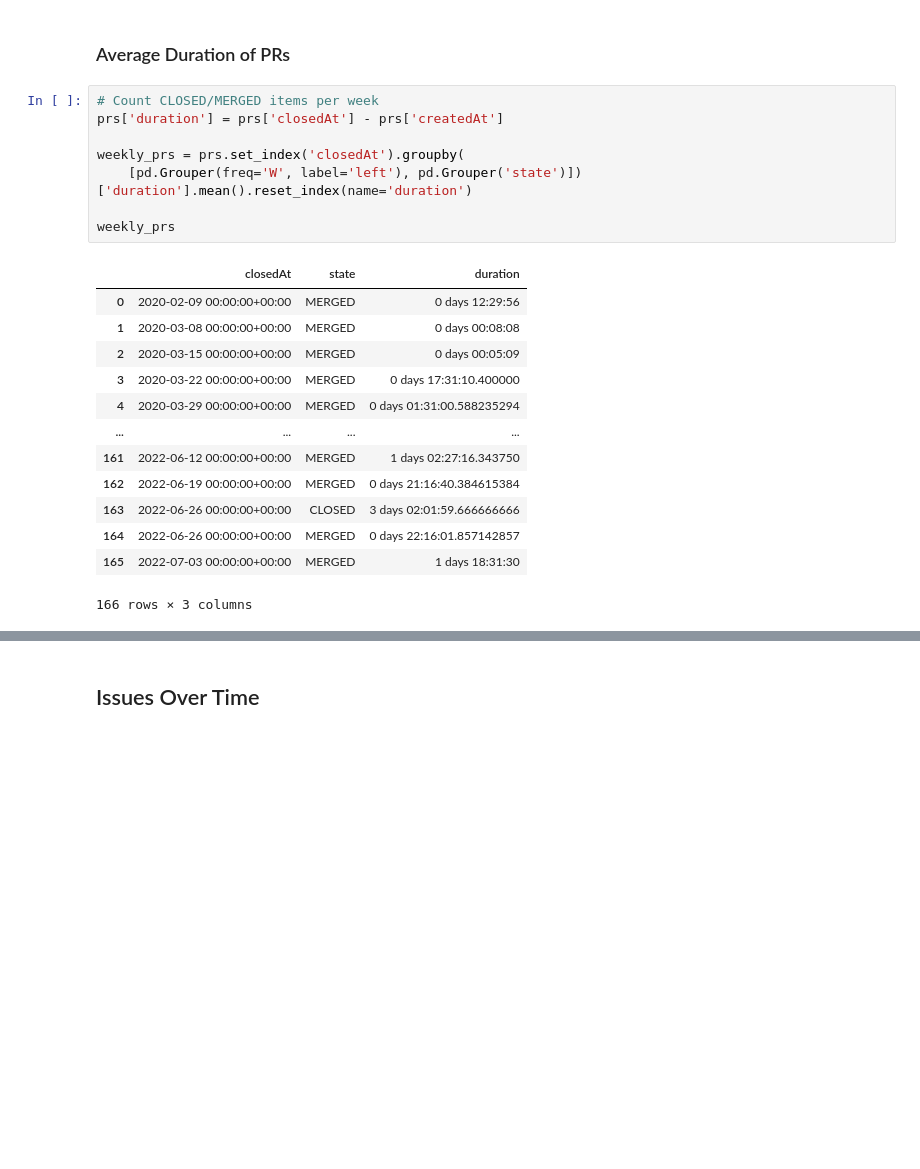
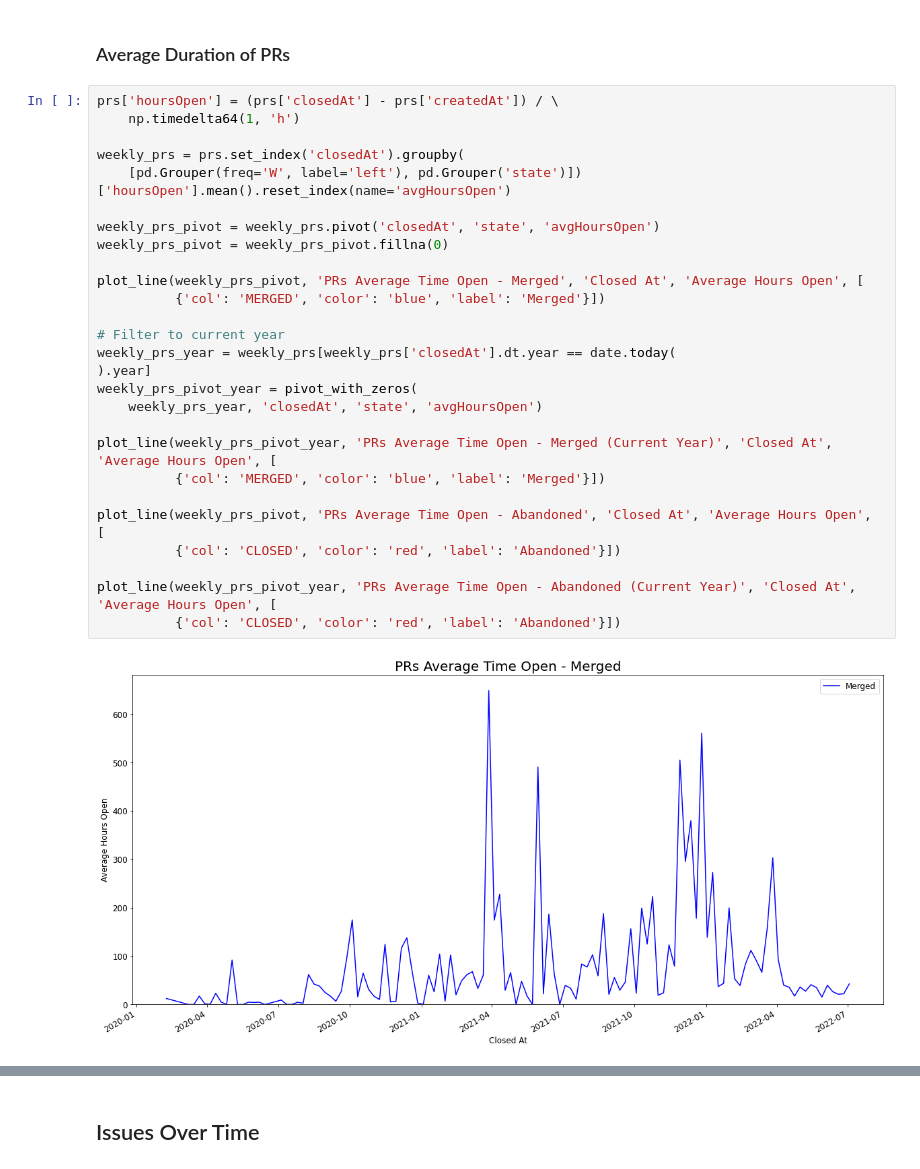
Before and after one commit to thebrianbug/dev-flow-dashboard, a Jupyter notebook: Flow_Dashboard.ipynb, the cells around one changed output, grey strips where cells are left out. Drawn from its saved outputs; the diff is of its cells as text; blank space fills up the shorter version.

Commit message:
Added duration charts

```diff
--- a/Flow_Dashboard.ipynb
+++ b/Flow_Dashboard.ipynb
@@ -147,25 +148,32 @@ plot_line(weekly_prs_pivot_year, 'PRs Closed Over Time - Current Year', 'Closed
 [figure]
 # %% [markdown]
 ### Average Duration of PRs
-# %%
-# Count CLOSED/MERGED items per week
-prs['duration'] = prs['closedAt'] - prs['createdAt']
-
-weekly_prs = prs.set_index('closedAt').groupby(
-    [pd.Grouper(freq='W', label='left'), pd.Grouper('state')])['duration'].mean().reset_index(name='duration')
-
-weekly_prs
-# %% [output]
-|  | closedAt | state | duration |
-| 0 | 2020-02-09 00:00:00+00:00 | MERGED | 0 days 12:29:56 |
-| 1 | 2020-03-08 00:00:00+00:00 | MERGED | 0 days 00:08:08 |
-| 2 | 2020-03-15 00:00:00+00:00 | MERGED | 0 days 00:05:09 |
-| 3 | 2020-03-22 00:00:00+00:00 | MERGED | 0 days 17:31:10.400000 |
-| 4 | 2020-03-29 00:00:00+00:00 | MERGED | 0 days 01:31:00.588235294 |
-| ... | ... | ... | ... |
-| 161 | 2022-06-12 00:00:00+00:00 | MERGED | 1 days 02:27:16.343750 |
-| 162 | 2022-06-19 00:00:00+00:00 | MERGED | 0 days 21:16:40.384615384 |
-| 163 | 2022-06-26 00:00:00+00:00 | CLOSED | 3 days 02:01:59.666666666 |
-| 164 | 2022-06-26 00:00:00+00:00 | MERGED | 0 days 22:16:01.857142857 |
-| 165 | 2022-07-03 00:00:00+00:00 | MERGED | 1 days 18:31:30 |
-166 rows × 3 columns
+# %%
+prs['hoursOpen'] = (prs['closedAt'] - prs['createdAt']) / \
+    np.timedelta64(1, 'h')
+
+weekly_prs = prs.set_index('closedAt').groupby(
+    [pd.Grouper(freq='W', label='left'), pd.Grouper('state')])['hoursOpen'].mean().reset_index(name='avgHoursOpen')
+
+weekly_prs_pivot = weekly_prs.pivot('closedAt', 'state', 'avgHoursOpen')
+weekly_prs_pivot = weekly_prs_pivot.fillna(0)
+
+plot_line(weekly_prs_pivot, 'PRs Average Time Open - Merged', 'Closed At', 'Average Hours Open', [
+          {'col': 'MERGED', 'color': 'blue', 'label': 'Merged'}])
+
+# Filter to current year
+weekly_prs_year = weekly_prs[weekly_prs['closedAt'].dt.year == date.today(
+).year]
+weekly_prs_pivot_year = pivot_with_zeros(
+    weekly_prs_year, 'closedAt', 'state', 'avgHoursOpen')
+
+plot_line(weekly_prs_pivot_year, 'PRs Average Time Open - Merged (Current Year)', 'Closed At', 'Average Hours Open', [
+          {'col': 'MERGED', 'color': 'blue', 'label': 'Merged'}])
+
+plot_line(weekly_prs_pivot, 'PRs Average Time Open - Abandoned', 'Closed At', 'Average Hours Open', [
+          {'col': 'CLOSED', 'color': 'red', 'label': 'Abandoned'}])
+
+plot_line(weekly_prs_pivot_year, 'PRs Average Time Open - Abandoned (Current Year)', 'Closed At', 'Average Hours Open', [
+          {'col': 'CLOSED', 'color': 'red', 'label': 'Abandoned'}])
+# %% [output]
+[figure, added]
```
Also changed, not shown: parts of 2 cells of this notebook.
